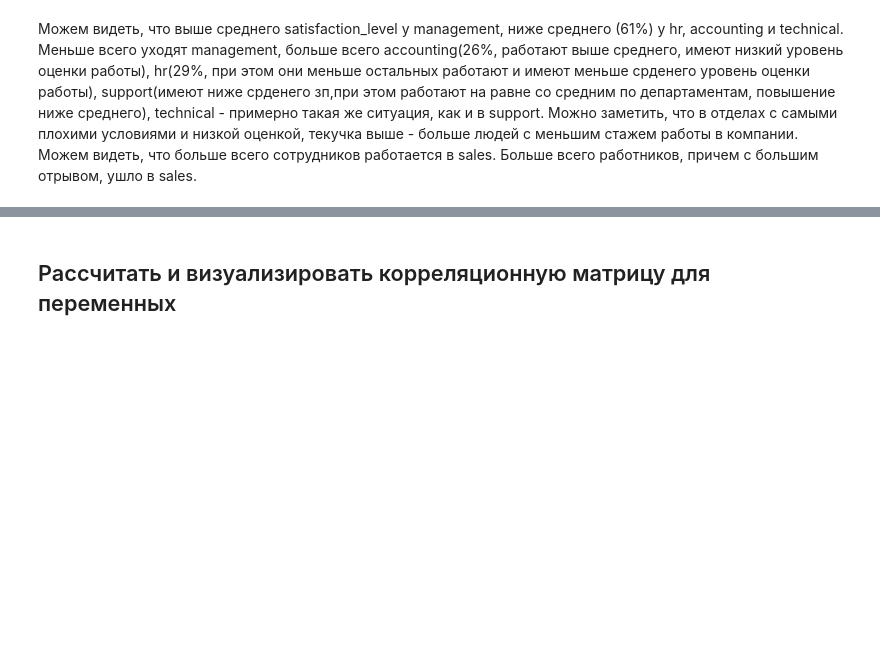
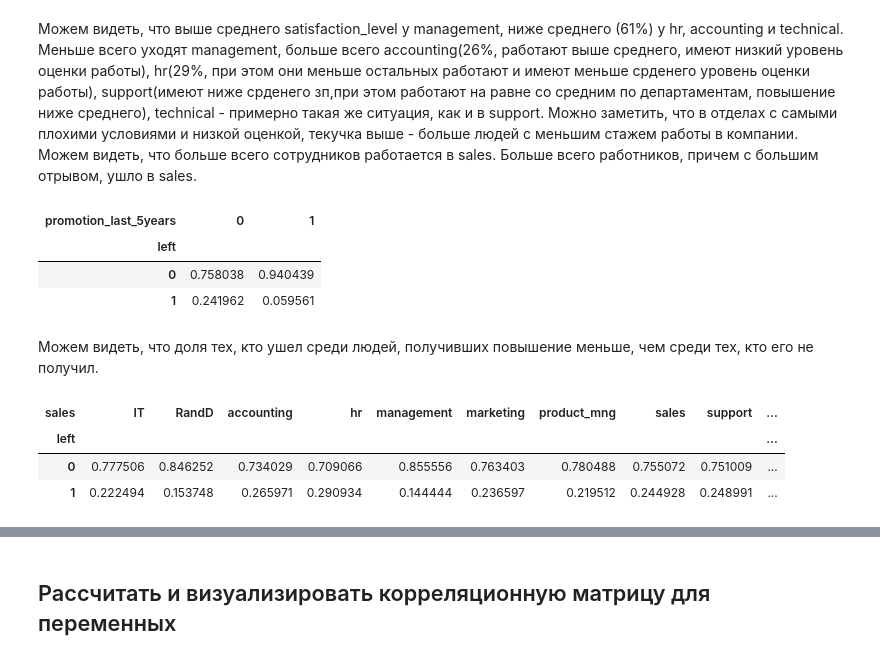
Before and after one commit to viktoriasin/n_homework, a Jupyter notebook: python_block/final_project/Untitled1.ipynb, the cells around one changed output, grey strips where cells are left out. Cells and saved outputs as stored; diff of their text form; code cells hidden in the pictures; blank space fills up the shorter version.

```diff
--- a/python_block/final_project/Untitled1.ipynb
+++ b/python_block/final_project/Untitled1.ipynb
@@ -155,3 +155,19 @@ max                 1.000000    1.000000
 Меньше всего уходят management, больше всего accounting(26%, работают выше среднего, имеют низкий уровень оценки работы), hr(29%, при этом они меньше остальных работают и имеют меньше срденего уровень оценки работы), support(имеют ниже срденего зп,при этом работают на равне со средним по департаментам, повышение ниже среднего), technical - примерно такая же ситуация, как и в support. Можно заметить, что в отделах с самыми плохими условиями и низкой оценкой, текучка выше - больше людей с меньшим стажем работы в компании.
 Можем видеть, что больше всего сотрудников работается в sales.
 Больше всего работников, причем с большим отрывом, ушло в sales.
+# %%
+pd.crosstab(hr['left'],hr['promotion_last_5years'],normalize='columns')
+# %% [output]
+| promotion_last_5years | 0 | 1 |
+| left |  |  |
+| 0 | 0.758038 | 0.940439 |
+| 1 | 0.241962 | 0.059561 |
+# %% [markdown]
+Можем видеть, что доля тех, кто ушел среди людей, получивших повышение меньше, чем среди тех, кто его не получил.
+# %%
+pd.crosstab(hr['left'],hr['sales'],normalize='columns')
+# %% [output]
+| sales | IT | RandD | accounting | hr | management | marketing | product_mng | sales | support | ... |
+| left |  |  |  |  |  |  |  |  |  | ... |
+| 0 | 0.777506 | 0.846252 | 0.734029 | 0.709066 | 0.855556 | 0.763403 | 0.780488 | 0.755072 | 0.751009 | ... |
+| 1 | 0.222494 | 0.153748 | 0.265971 | 0.290934 | 0.144444 | 0.236597 | 0.219512 | 0.244928 | 0.248991 | ... |
```
Also changed, not shown: parts of 15 cells of this notebook.
